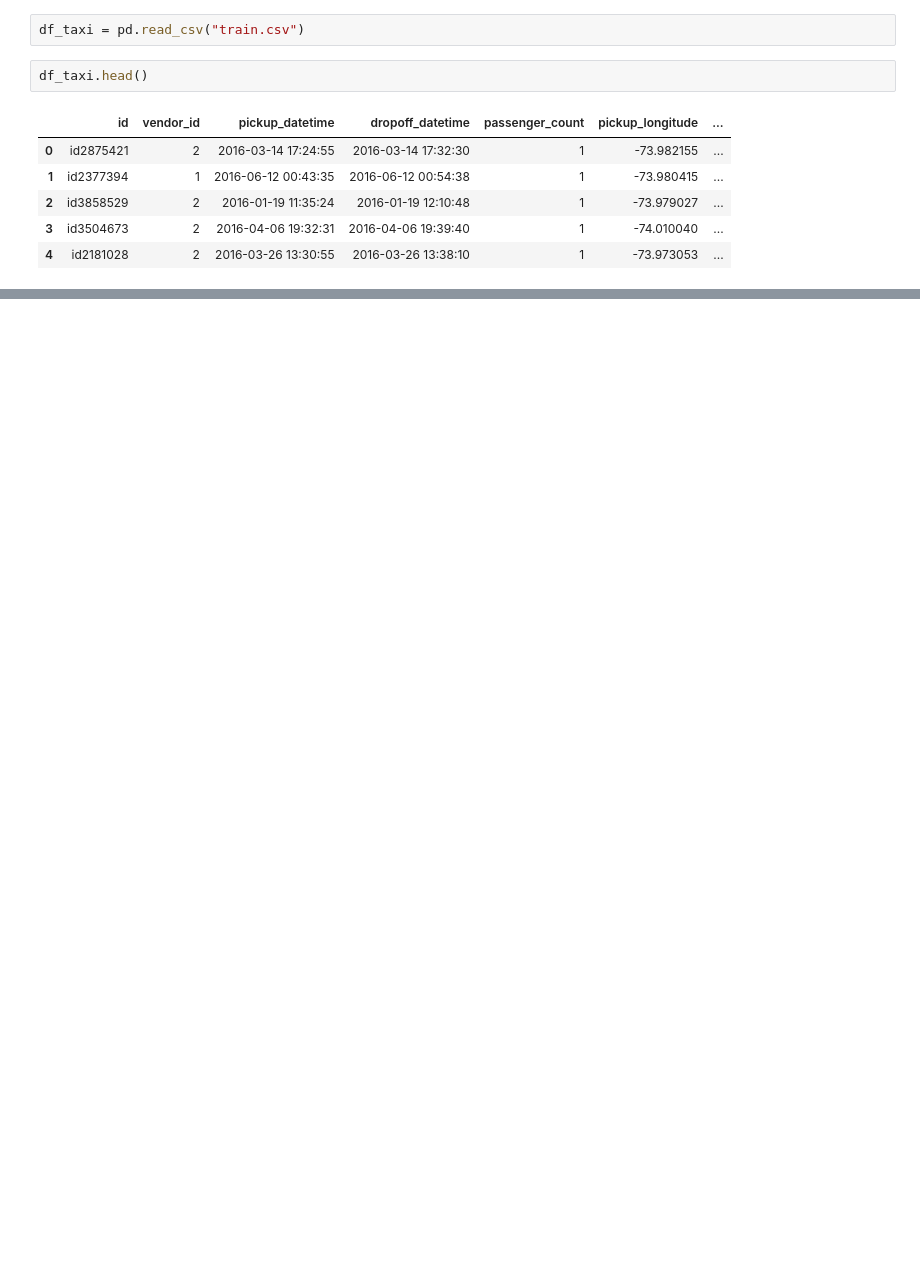
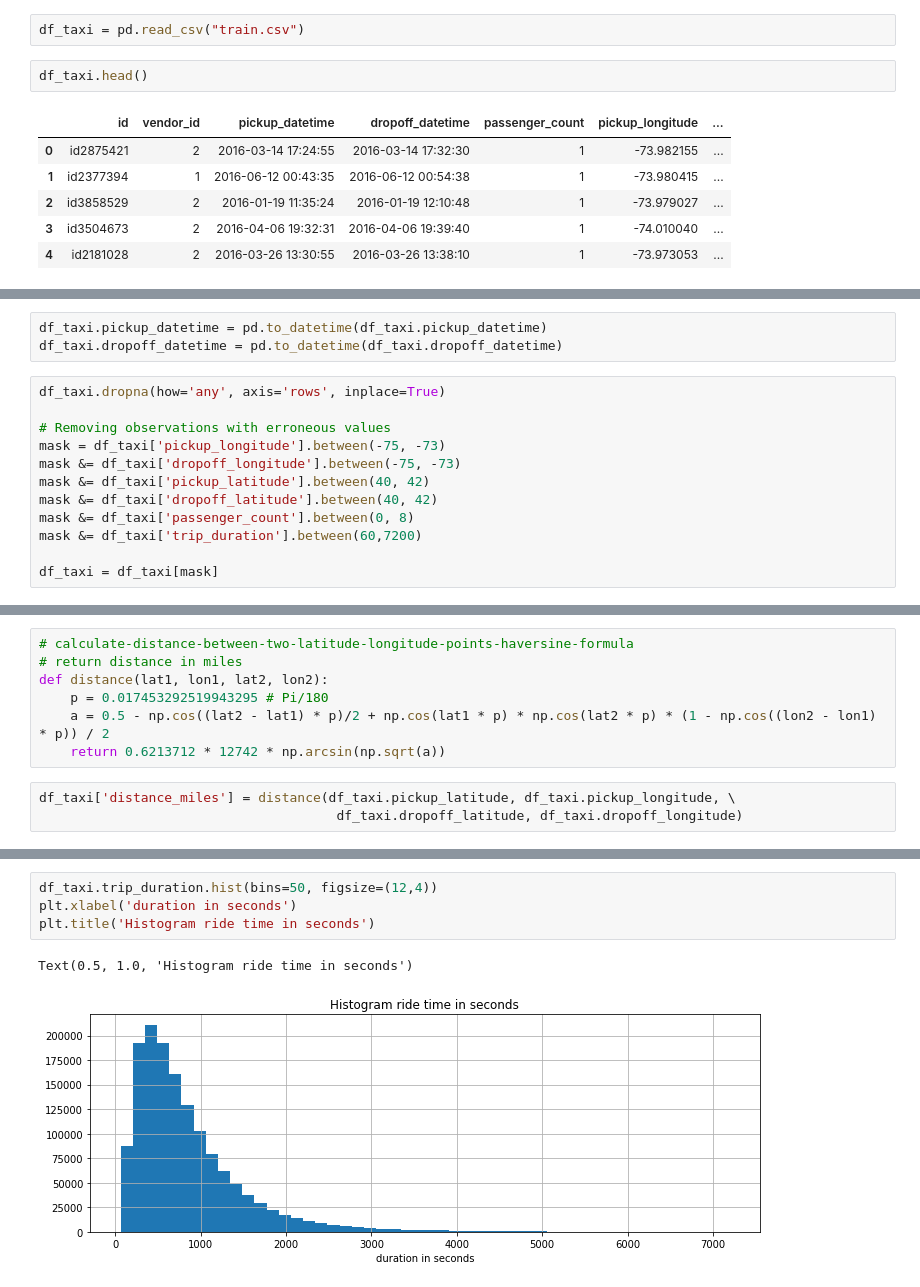
Before and after one commit to smbayo/NYC-Taxi, a Jupyter notebook: 460_Final_Project_Analysis.ipynb, the cells around one changed output, grey strips where cells are left out. Drawn from its saved outputs; the diff is of its cells as text; blank space fills up the shorter version.

```diff
--- a/460_Final_Project_Analysis.ipynb
+++ b/460_Final_Project_Analysis.ipynb
@@ -81,0 +112,15 @@ df_taxi.head()
+# %%
+df_taxi.pickup_datetime = pd.to_datetime(df_taxi.pickup_datetime)
+df_taxi.dropoff_datetime = pd.to_datetime(df_taxi.dropoff_datetime)
+# %%
+df_taxi.dropna(how='any', axis='rows', inplace=True)
+
+# Removing observations with erroneous values
+mask = df_taxi['pickup_longitude'].between(-75, -73)
+mask &= df_taxi['dropoff_longitude'].between(-75, -73)
+mask &= df_taxi['pickup_latitude'].between(40, 42)
+mask &= df_taxi['dropoff_latitude'].between(40, 42)
+mask &= df_taxi['passenger_count'].between(0, 8)
+mask &= df_taxi['trip_duration'].between(60,7200)
+
+df_taxi = df_taxi[mask]
@@ -81,0 +140,10 @@ df_taxi.head()
+# %%
+# calculate-distance-between-two-latitude-longitude-points-haversine-formula
+# return distance in miles
+def distance(lat1, lon1, lat2, lon2):
+    p = 0.017453292519943295 # Pi/180
+    a = 0.5 - np.cos((lat2 - lat1) * p)/2 + np.cos(lat1 * p) * np.cos(lat2 * p) * (1 - np.cos((lon2 - lon1) * p)) / 2
+    return 0.6213712 * 12742 * np.arcsin(np.sqrt(a))
+# %%
+df_taxi['distance_miles'] = distance(df_taxi.pickup_latitude, df_taxi.pickup_longitude, \
+                                      df_taxi.dropoff_latitude, df_taxi.dropoff_longitude)
@@ -81,0 +163,7 @@ df_taxi.head()
+# %%
+df_taxi.trip_duration.hist(bins=50, figsize=(12,4))
+plt.xlabel('duration in seconds')
+plt.title('Histogram ride time in seconds')
+# %% [output]
+Text(0.5, 1.0, 'Histogram ride time in seconds')
+[figure, added]
```
Also changed, not shown: parts of 24 cells of this notebook.
